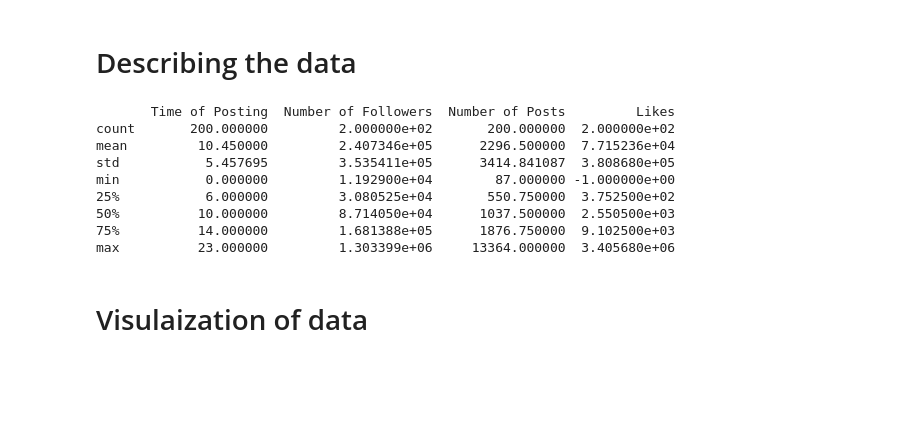
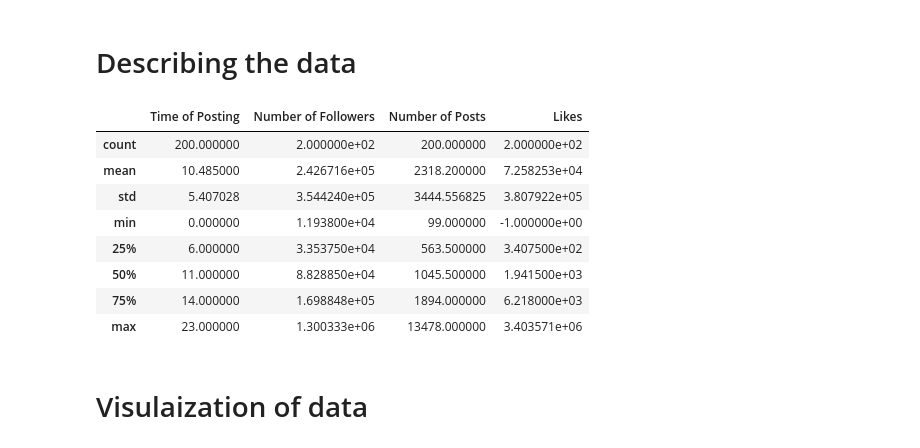
Before and after one commit to Rakesh6841/fyp-project-instander, a Jupyter notebook: final_insta.ipynb, the cells around one changed output. Drawn from its saved outputs; the diff is of its cells as text; code cells hidden in the pictures; blank space fills up the shorter version.

```diff
--- a/final_insta.ipynb
+++ b/final_insta.ipynb
@@ -117,18 +118,18 @@ print(df)
 [200 rows x 6 columns]
 # %% [markdown]
 # Describing the data
-# %%
-print(df.describe())
-# %% [output]
-       Time of Posting  Number of Followers  Number of Posts         Likes
-count       200.000000         2.000000e+02       200.000000  2.000000e+02
-mean         10.450000         2.407346e+05      2296.500000  7.715236e+04
-std           5.457695         3.535411e+05      3414.841087  3.808680e+05
-min           0.000000         1.192900e+04        87.000000 -1.000000e+00
-25%           6.000000         3.080525e+04       550.750000  3.752500e+02
-50%          10.000000         8.714050e+04      1037.500000  2.550500e+03
-75%          14.000000         1.681388e+05      1876.750000  9.102500e+03
-max          23.000000         1.303399e+06     13364.000000  3.405680e+06
+# %%
+df.describe()
+# %% [output]
+|  | Time of Posting | Number of Followers | Number of Posts | Likes |
+| count | 200.000000 | 2.000000e+02 | 200.000000 | 2.000000e+02 |
+| mean | 10.485000 | 2.426716e+05 | 2318.200000 | 7.258253e+04 |
+| std | 5.407028 | 3.544240e+05 | 3444.556825 | 3.807922e+05 |
+| min | 0.000000 | 1.193800e+04 | 99.000000 | -1.000000e+00 |
+| 25% | 6.000000 | 3.353750e+04 | 563.500000 | 3.407500e+02 |
+| 50% | 11.000000 | 8.828850e+04 | 1045.500000 | 1.941500e+03 |
+| 75% | 14.000000 | 1.698848e+05 | 1894.000000 | 6.218000e+03 |
+| max | 23.000000 | 1.300333e+06 | 13478.000000 | 3.403571e+06 |
 # %% [markdown]
 # Visulaization of data
 # %%
```
Also changed, not shown: parts of 7 cells of this notebook, 6 other files.
